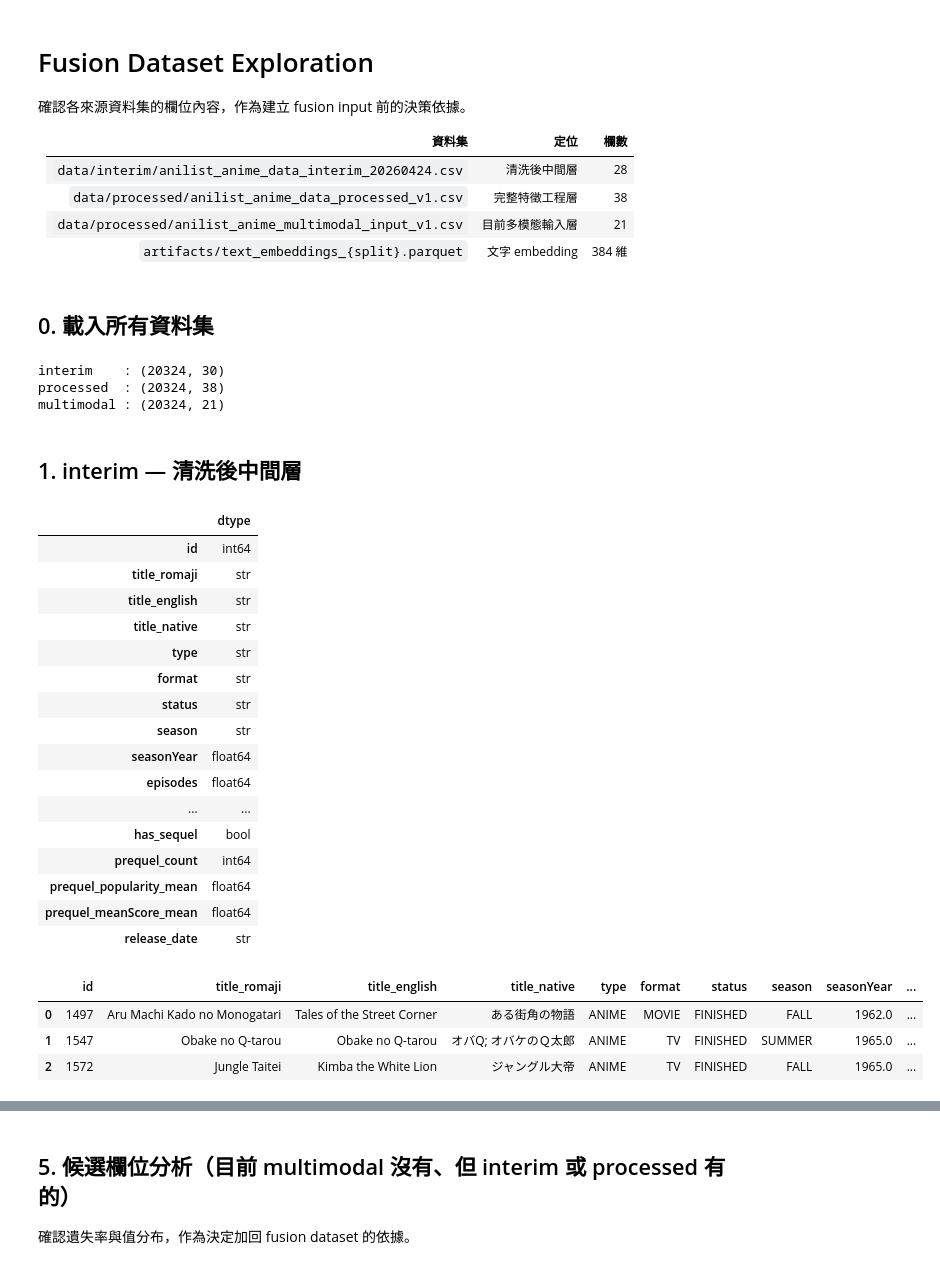
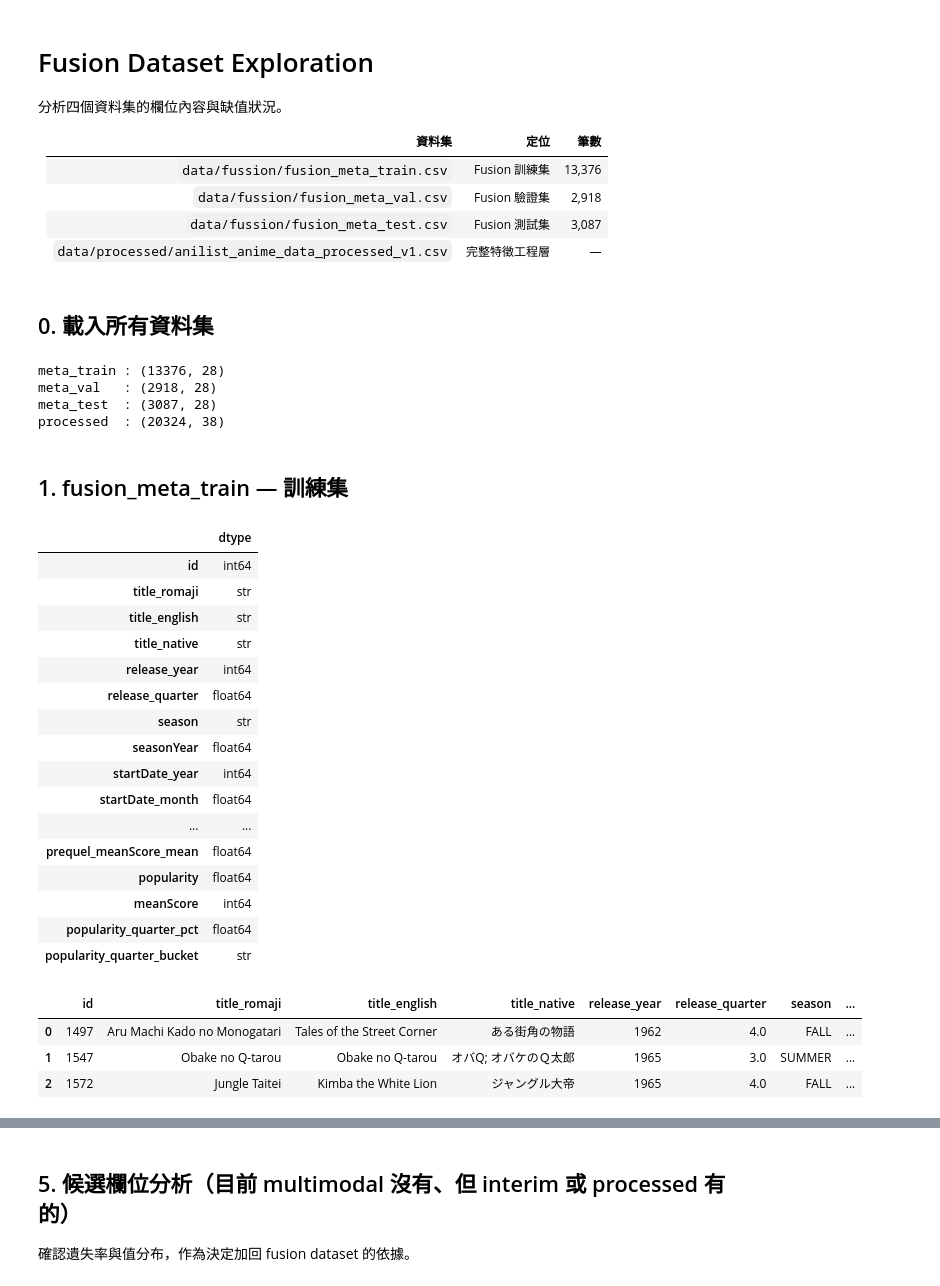
Before and after one commit to ThanatosJun/Anime_Prediction, a Jupyter notebook: data/fussion/fusion_data_exploration.ipynb, the cells around one changed output, grey strips where cells are left out. Drawn from its saved outputs; the diff is of its cells as text; code cells hidden in the pictures.

```diff
--- a/data/fussion/fusion_data_exploration.ipynb
+++ b/data/fussion/fusion_data_exploration.ipynb
@@ -1,14 +1,14 @@
 # %% [markdown]
 # Fusion Dataset Exploration
 
-確認各來源資料集的欄位內容，作為建立 fusion input 前的決策依據。
+分析四個資料集的欄位內容與缺值狀況。
 
-| 資料集 | 定位 | 欄數 |
+| 資料集 | 定位 | 筆數 |
 |--------|------|------|
-| `data/interim/anilist_anime_data_interim_20260424.csv` | 清洗後中間層 | 28 |
-| `data/processed/anilist_anime_data_processed_v1.csv` | 完整特徵工程層 | 38 |
-| `data/processed/anilist_anime_multimodal_input_v1.csv` | 目前多模態輸入層 | 21 |
-| `artifacts/text_embeddings_{split}.parquet` | 文字 embedding | 384 維 |
+| `data/fussion/fusion_meta_train.csv` | Fusion 訓練集 | 13,376 |
+| `data/fussion/fusion_meta_val.csv` | Fusion 驗證集 | 2,918 |
+| `data/fussion/fusion_meta_test.csv` | Fusion 測試集 | 3,087 |
+| `data/processed/anilist_anime_data_processed_v1.csv` | 完整特徵工程層 | — |
 # %% [markdown]
 ## 0. 載入所有資料集
 # %%
@@ -19,44 +19,47 @@ pd.set_option('display.max_columns', None)
 pd.set_option('display.max_rows', 100)
 pd.set_option('display.width', 120)
 
-interim    = pd.read_csv('../../data/interim/anilist_anime_data_interim_20260424.csv')
+meta_train = pd.read_csv('../../data/fussion/fusion_meta_train.csv')
+meta_val   = pd.read_csv('../../data/fussion/fusion_meta_val.csv')
+meta_test  = pd.read_csv('../../data/fussion/fusion_meta_test.csv')
 processed  = pd.read_csv('../../data/processed/anilist_anime_data_processed_v1.csv')
-multimodal = pd.read_csv('../../data/processed/anilist_anime_multimodal_input_v1.csv')
 
-print(f"interim    : {interim.shape}")
-print(f"processed  : {processed.shape}")
-print(f"multimodal : {multimodal.shape}")
+print(f'meta_train : {meta_train.shape}')
+print(f'meta_val   : {meta_val.shape}')
+print(f'meta_test  : {meta_test.shape}')
+print(f'processed  : {processed.shape}')
 # %% [output]
-interim    : (20324, 30)
+meta_train : (13376, 28)
+meta_val   : (2918, 28)
+meta_test  : (3087, 28)
 processed  : (20324, 38)
-multimodal : (20324, 21)
 # %% [markdown]
-## 1. interim — 清洗後中間層
+## 1. fusion_meta_train — 訓練集
 # %%
-interim.dtypes.to_frame('dtype')
+meta_train.dtypes.to_frame('dtype')
 # %% [output]
 |  | dtype |
 | id | int64 |
 | title_romaji | str |
 | title_english | str |
 | title_native | str |
-| type | str |
-| format | str |
-| status | str |
+| release_year | int64 |
+| release_quarter | float64 |
 | season | str |
 | seasonYear | float64 |
-| episodes | float64 |
+| startDate_year | int64 |
+| startDate_month | float64 |
 | ... | ... |
-| has_sequel | bool |
-| prequel_count | int64 |
-| prequel_popularity_mean | float64 |
 | prequel_meanScore_mean | float64 |
-| release_date | str |
+| popularity | float64 |
+| meanScore | int64 |
+| popularity_quarter_pct | float64 |
+| popularity_quarter_bucket | str |
 # %%
-interim.head(3)
+meta_train.head(3)
 # %% [output]
-|  | id | title_romaji | title_english | title_native | type | format | status | season | seasonYear | ... |
-| 0 | 1497 | Aru Machi Kado no Monogatari | Tales of the Street Corner | ある街角の物語 | ANIME | MOVIE | FINISHED | FALL | 1962.0 | ... |
-| 1 | 1547 | Obake no Q-tarou | Obake no Q-tarou | オバQ; オバケのＱ太郎 | ANIME | TV | FINISHED | SUMMER | 1965.0 | ... |
-| 2 | 1572 | Jungle Taitei | Kimba the White Lion | ジャングル大帝 | ANIME | TV | FINISHED | FALL | 1965.0 | ... |
+|  | id | title_romaji | title_english | title_native | release_year | release_quarter | season | ... |
+| 0 | 1497 | Aru Machi Kado no Monogatari | Tales of the Street Corner | ある街角の物語 | 1962 | 4.0 | FALL | ... |
+| 1 | 1547 | Obake no Q-tarou | Obake no Q-tarou | オバQ; オバケのＱ太郎 | 1965 | 3.0 | SUMMER | ... |
+| 2 | 1572 | Jungle Taitei | Kimba the White Lion | ジャングル大帝 | 1965 | 4.0 | FALL | ... |
 # %%
```
Also changed, not shown: parts of 18 cells of this notebook, 7 other files.
